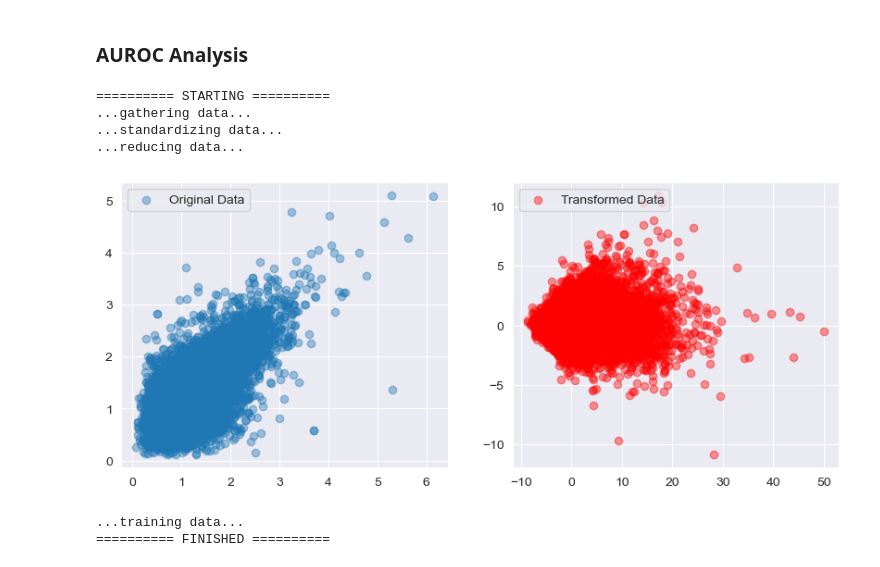
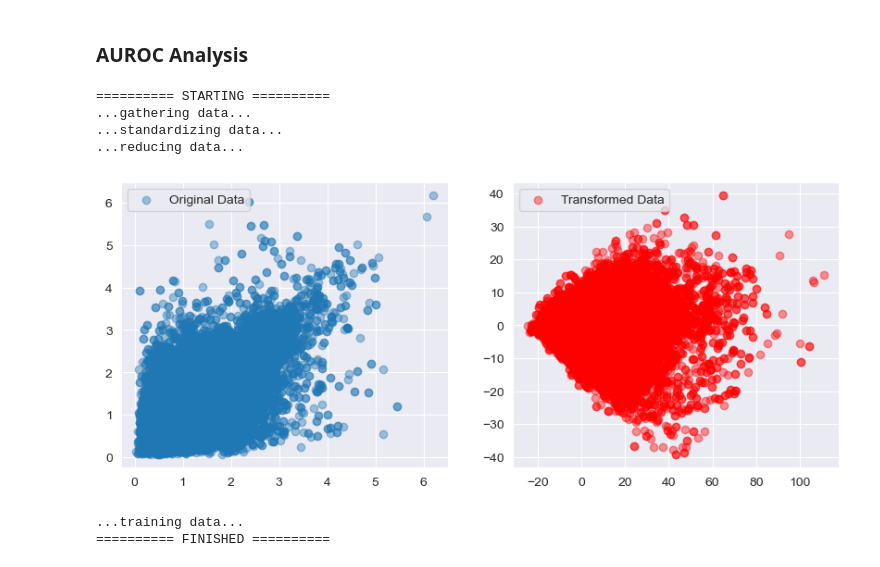
Before and after one commit to datasiansalsa/LC-PrL-DREADDs_Self-Admin_Analysis, a Jupyter notebook: cue_analysis/LC-PrL-DREADDs/LC-PrL-DREADDs_cue_analysis_JJB.ipynb, the cells around one changed output. Saved outputs shown, nothing was run; the diff lists cells and outputs as text; code cells hidden in the pictures.

```diff
--- a/cue_analysis/LC-PrL-DREADDs/LC-PrL-DREADDs_cue_analysis_JJB.ipynb
+++ b/cue_analysis/LC-PrL-DREADDs/LC-PrL-DREADDs_cue_analysis_JJB.ipynb
@@ -34,6 +34,9 @@ try:
 
     main_dir = r'C:\Users\%s\Dropbox\2P Imaging Projects\Beth\Josh\Repositories\LC-PrL-DREADDs_Self-Admin_Analysis\cue_analysis\LC-PrL-DREADDs'%(user)
     main_results = os.path.join(main_dir, 'results')
+
+    #all CueRein Data
+    ALL_cueRein_dir = r'C:\Users\%s\Dropbox\2P Imaging Projects\Beth\Josh\Project Datasets\PFC Self-Admin Analysis\PFC Self Admin Data\CueRein'%(user)
 
     #project datasets folder in DropBox
     LCDD_basedir = r'C:\Users\%s\Dropbox\2P Imaging Projects\Beth\Josh\Project Datasets\LC-PrL DREADDs Self Admin Analysis\Controls'%(user)
@@ -74,6 +77,9 @@ except:
     main_dir = r'C:\Users\%s\Dropbox\2P Imaging Projects\Beth\Josh\Repositories\LC-PrL-DREADDs_Self-Admin_Analysis\cue_analysis\LC-PrL-DREADDs'%(user)
     main_results = os.path.join(main_dir, 'results')
 
+    #all CueRein Data
+    ALL_cueRein_dir = r'C:\Users\%s\Dropbox\2P Imaging Projects\Beth\Josh\Project Datasets\PFC Self-Admin Analysis\PFC Self Admin Data\CueRein'%(user)
+
     #project datasets folder in DropBox
     LCDD_basedir = r'C:\Users\%s\Dropbox\2P Imaging Projects\Beth\Josh\Project Datasets\LC-PrL DREADDs Self Admin Analysis\Controls'%(user)
     LCDD_cueRein_dir = os.path.join(LCDD_basedir, 'CueRein')
@@ -111,6 +117,30 @@ except:
 print('User:', user)
 print('Base directory:', main_dir)
 print('Results directory:', main_results)
+
+ALL_cueRein_animals = [
+    'CTL1',
+    'ER-L1',
+    'ER-L2',
+    'IG-19',
+
+    'LCDD-PGa1',
+    'LCDD-PGa3',
+    'LCDD-PGa4',
+    'LCDD-PGa5',
+    'LCDD-PGa6',
+
+    'LCDD-PGa-T1',
+    'LCDD-PGa-T2',
+    'LCDD-PGa-T3',
+    'LCDD-PGa-T4',
+    'LCDD-PGa-T5',
+
+    'PGa-T1',
+    'PGa-T2',
+    'PGa-T3'
+
+]
 
 #LC animals of interest
 LCDD_cueRein_animals = [
@@ -714,9 +744,9 @@ def plot_sklearn_roc_curve(y_real, y_pred, group, day, color):
 #TRAINING DATA
 
 #initialize group(s)
-groups = ['CueRein']
-indir_list = [LCDD_cueRein_dir]
-animals_of_interest_list = [LCDD_cueRein_animals]
+groups = ['CueRein', 'CueRein', 'CueRein']
+indir_list = [ALL_cueRein_dir, LCDD_cueRein_dir, Gi_cueRein_dir]
+animals_of_interest_list = [ALL_cueRein_animals, LCDD_cueRein_animals, Gi_cueRein_animals]
 
 print('========== STARTING ==========')
 
@@ -734,7 +764,7 @@ for index in range(len(groups)):
                 flags = np.load(os.path.join(indir, animal, fov, 'classificationFlags.npy'))
                 for neuron in range(trials.shape[2]):
                     for trial in range(trials.shape[0]):
-                        train_set.append(trials[trial,response_epoch[0]:response_epoch[1],neuron])
+                        train_set.append(trials[trial,baseline_epoch[0]:response_epoch[1],neuron])
                         train_target.append(flags[trial])
         except:
             print('*** ERROR: %s has no file ***'%(animal))
@@ -744,35 +774,35 @@ y = np.array(train_target)
 
 fig, ax = plt.subplots(1, 2, figsize = (10,4))
 sns.set_style('darkgrid')
 ax[0].scatter(X[:,0], X[:,1], alpha=.4)
 ax[0].legend(['Original Data'], loc=2)
 
 print('...standardizing data...')
 #standardize data
 standardize = OBJECT
 stand_X = standardize.fit_transform(X)
 
 print('...reducing data...')
 #reduce dimensions while maintaining variance
 reduction = DIMENSION_REDUCTION
 reduced_X = reduction.fit_transform(stand_X)
 
 sns.set_style('darkgrid')
 ax[1].scatter(reduced_X[:,0], reduced_X[:,1], alpha=.4, color='red')
 ax[1].legend(['Transformed Data'], loc=2)
 plt.show()
 
 print('...training data...')
 #accuracy
-MODEL.fit(reduced_X, y)
+MODEL.fit(X, y)
 
 print('========== FINISHED ==========')
 # %% [output]
 ========== STARTING ==========
 ...gathering data...
 ...standardizing data...
 ...reducing data...
-[figure, old version]
+[figure, new version]
 ...training data...
 ========== FINISHED ==========
 # %%
```
Also changed, not shown: parts of 3 cells of this notebook.
